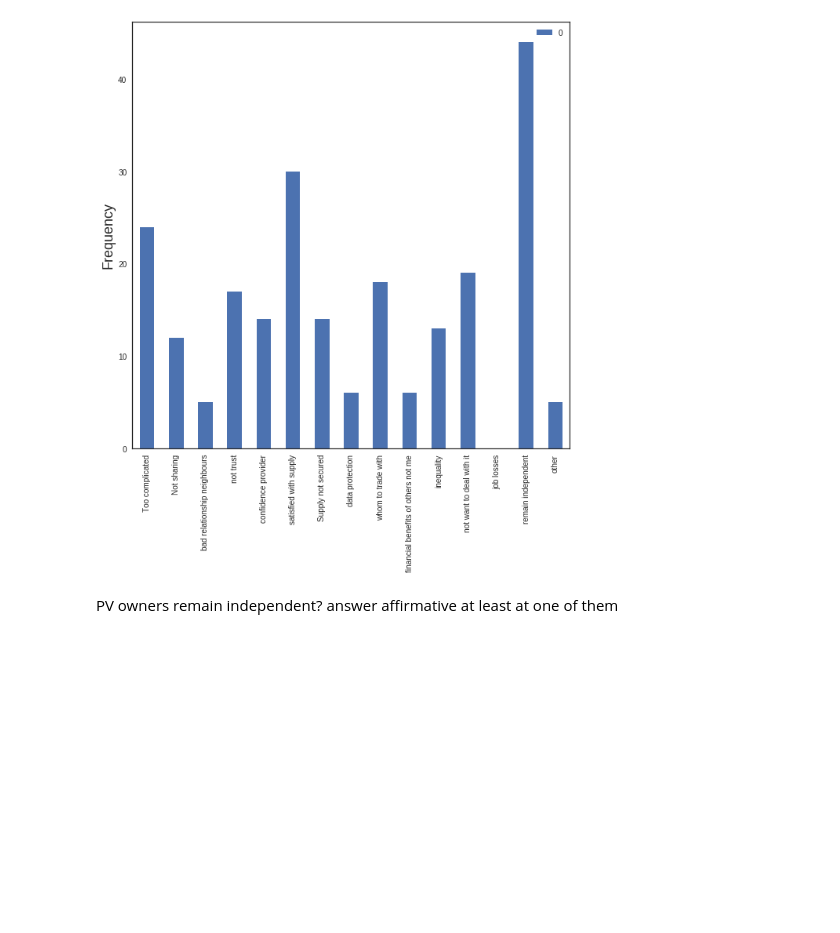
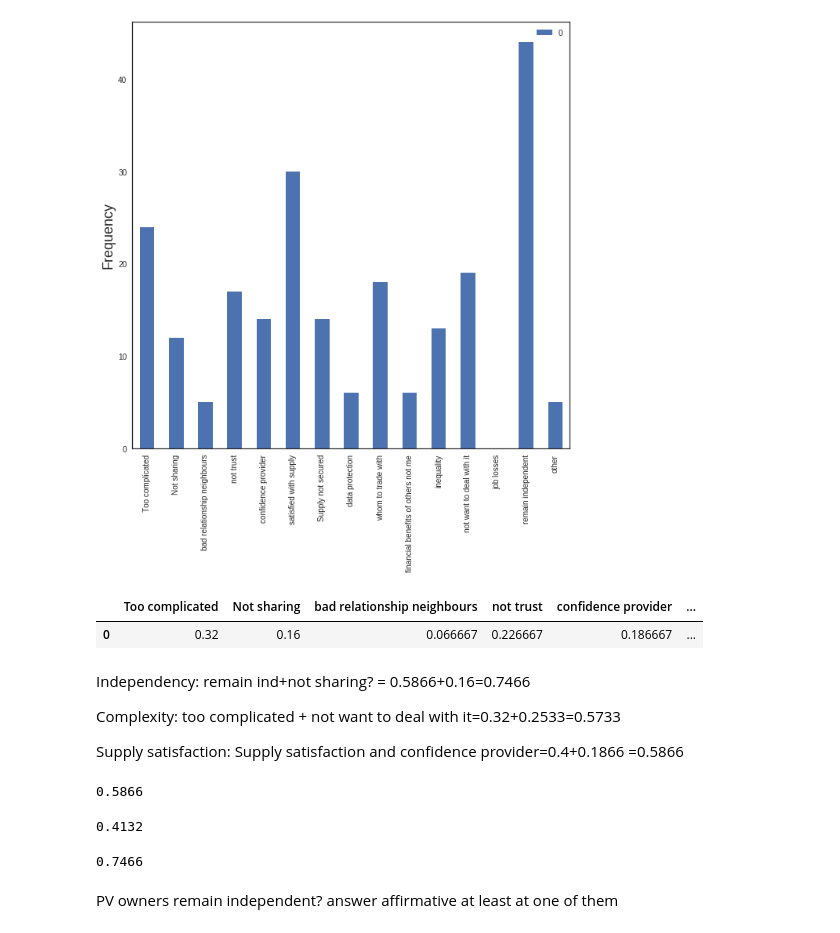
Before and after one commit to alefunxo/Solar_communities, a Jupyter notebook: src/Survey_results_19032020.ipynb, the cells around one changed output. Cells and saved outputs as stored; diff of their text form; code cells hidden in the pictures; blank space fills up the shorter version.

```diff
--- a/src/Survey_results_19032020.ipynb
+++ b/src/Survey_results_19032020.ipynb
@@ -379,6 +452,29 @@ ax.set_ylabel('Frequency',size=18)
 # %% [output]
 Text(0, 0.5, 'Frequency')
 [figure]
+# %%
+tmp/75
+# %% [output]
+|  | Too complicated | Not sharing | bad relationship neighbours | not trust | confidence provider | ... |
+| 0 | 0.32 | 0.16 | 0.066667 | 0.226667 | 0.186667 | ... |
+# %% [markdown]
+Independency: remain ind+not sharing? = 0.5866+0.16=0.7466
+
+Complexity: too complicated +  not want to deal with it=0.32+0.2533=0.5733
+
+Supply satisfaction: Supply satisfaction and confidence provider=0.4+0.1866 =0.5866
+# %%
+0.1866+0.4
+# %% [output]
+0.5866
+# %%
+.1866+0.2266
+# %% [output]
+0.4132
+# %%
+.5866+.16
+# %% [output]
+0.7466
 # %% [markdown]
 PV owners remain independent?
 answer affirmative at least at one of them
```
Also changed, not shown: parts of 26 cells of this notebook, 16 other files.
